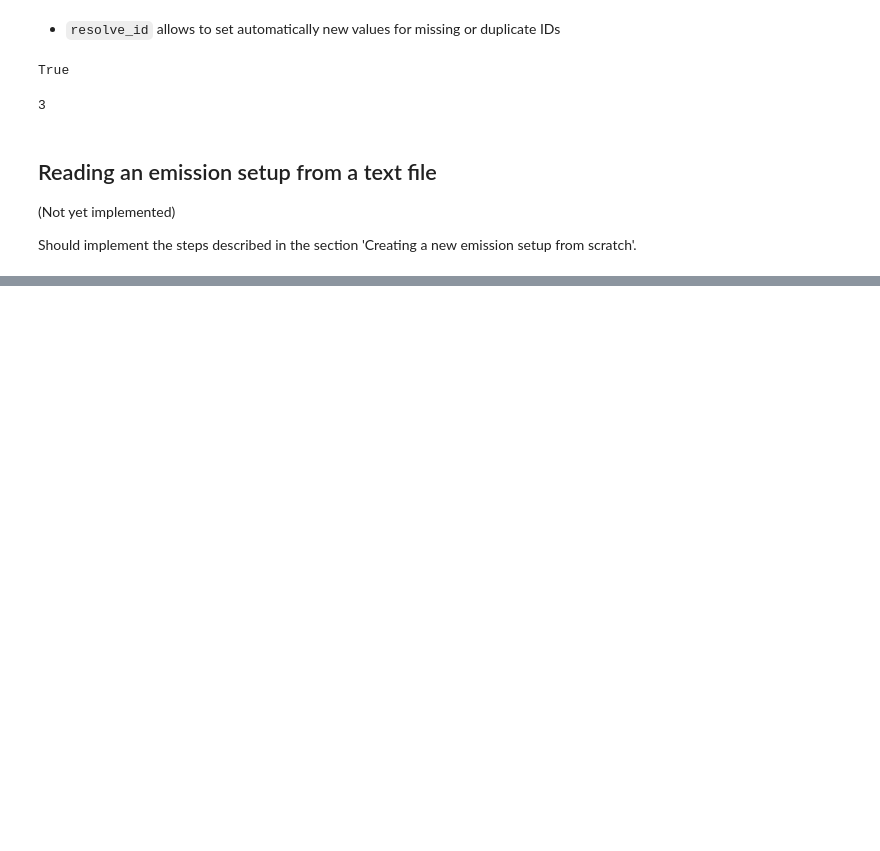
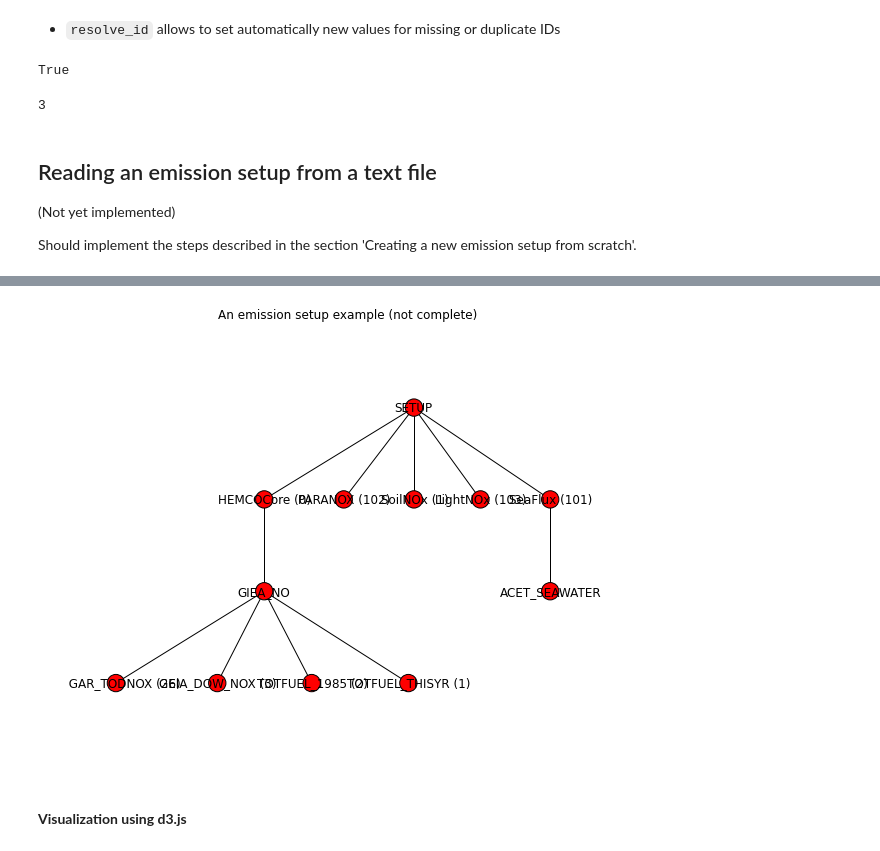
Before and after one commit to benbovy/pyHEMCO, a Jupyter notebook: examples.ipynb, the cells around one changed output, grey strips where cells are left out. Cells and saved outputs as stored; diff of their text form; code cells hidden in the pictures; blank space fills up the shorter version.

Commit message:
added tree views (networkx, matplotlib, d3.js) in examples

```diff
--- a/examples.ipynb
+++ b/examples.ipynb
@@ -306,0 +310,7 @@ Should implement the steps described in the section 'Creating a new emission set
+# %%
+%pylab inline
+pylab.rcParams['figure.figsize'] = (10.0, 8.0)
+import networkx as nx
+from networkx.readwrite import json_graph
+import matplotlib.pyplot as plt
+import json
@@ -306,0 +321,21 @@ Should implement the steps described in the section 'Creating a new emission set
+# %%
+G = nx.DiGraph()
+
+G.add_node("SETUP")
+
+for ext in example_setup.extensions.sorted(lambda ext: ext.eid):
+    ext_node_label = "{} ({})".format(ext.name, ext.eid)
+    G.add_node(ext_node_label)
+    G.add_edge("SETUP", ext_node_label)
+
+    for bef in ext.base_emission_fields:
+        G.add_node(bef.name)
+        G.add_edge(ext_node_label, bef.name)
+
+        for sf in bef.emission_scale_factors:
+            # TODO: handle the case where a scale factor is assigned to
+            # several base emission fields (only one node?)
+            sf_fid = sf.attributes['emission_scale_factor']['fid']
+            sf_node_label = "{} ({})".format(sf.name, sf_fid)
+            G.add_node(sf_node_label)
+            G.add_edge(bef.name, sf_node_label)
@@ -306,0 +350,9 @@ Should implement the steps described in the section 'Creating a new emission set
+# %%
+plt.title(example_setup.description)
+glayout = nx.pygraphviz_layout(G, prog="dot")
+nx.draw(G, glayout, with_labels=True, arrows=False)   # default parameters, output not very pretty
+plt.show()
+# %% [output]
+[figure, added]
+# %% [markdown]
+**Visualization using d3.js**
```
Also changed, not shown: parts of 15 cells of this notebook.
